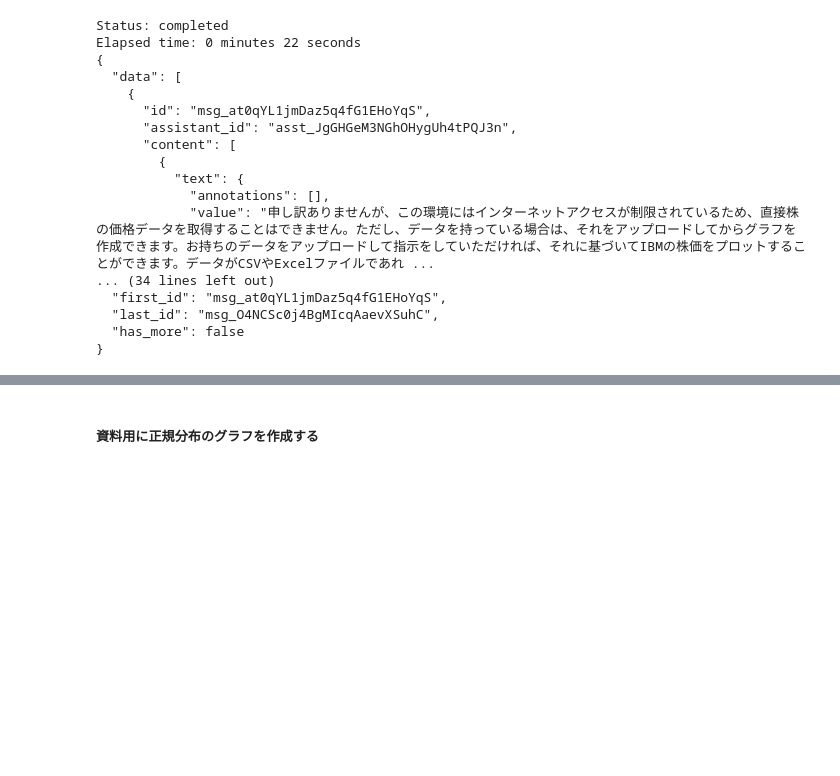
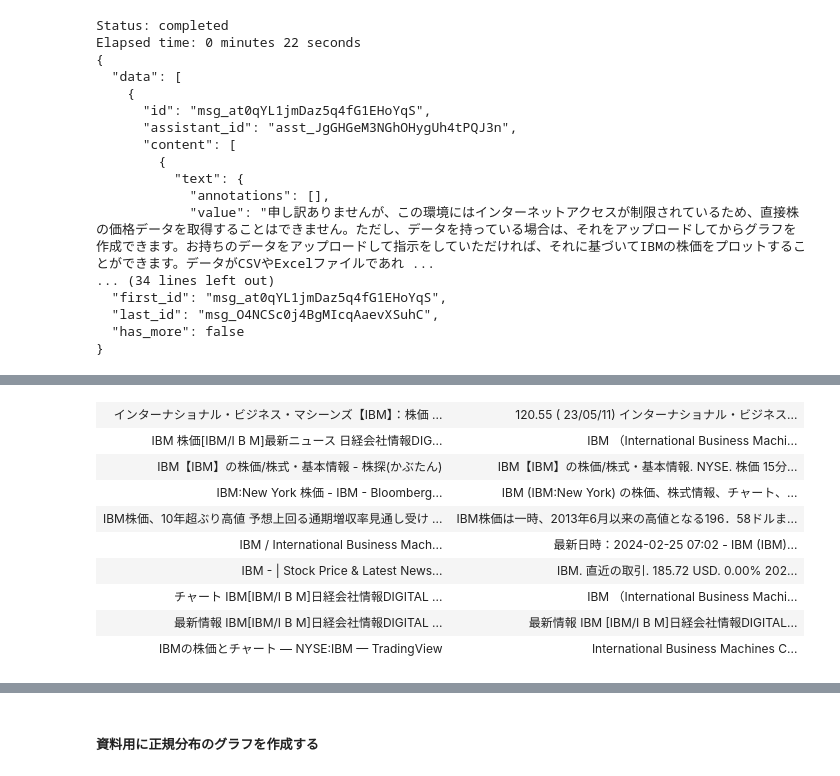
Before and after one commit to koyonkym/azure_code_interpreter_research, a Jupyter notebook: main_demo.ipynb, the cells around one changed output, grey strips where cells are left out. Cells and saved outputs as stored; diff of their text form; code cells hidden in the pictures; blank space fills up the shorter version.

Commit message:
checked the results when only using a snippet

```diff
--- a/main_demo.ipynb
+++ b/main_demo.ipynb
@@ -765,0 +770,6 @@ Elapsed time: 0 minutes 22 seconds
+# %%
+subscription_key = credentials["web_search"]["key"]
+# %%
+search_url = "https://api.bing.microsoft.com/v7.0/search"
+# %%
+search_term = "IBM 株価"
@@ -765,0 +778,6 @@ Elapsed time: 0 minutes 22 seconds
+# %%
+headers = {"Ocp-Apim-Subscription-Key": subscription_key}
+params = {"q": search_term, "textDecorations": True, "textFormat": "HTML"}
+response = requests.get(search_url, headers=headers, params=params)
+response.raise_for_status()
+search_results = response.json()
@@ -765,0 +786,18 @@ Elapsed time: 0 minutes 22 seconds
+# %%
+rows = "\n".join(["""<tr>
+                       <td><a href=\"{0}\">{1}</a></td>
+                       <td>{2}</td>
+                     </tr>""".format(v["url"], v["name"], v["snippet"])
+                  for v in search_results["webPages"]["value"]])
+HTML("<table>{0}</table>".format(rows))
+# %% [output]
+| インターナショナル・ビジネス・マシーンズ【IBM】：株価 ... | 120.55 ( 23/05/11) インターナショナル・ビジネス... |
+| IBM 株価[IBM/I B M]最新ニュース 日経会社情報DIG... | IBM （International Business Machi... |
+| IBM【IBM】の株価/株式・基本情報 - 株探(かぶたん) | IBM【IBM】の株価/株式・基本情報. NYSE. 株価 15分... |
+| IBM:New York 株価 - IBM - Bloomberg... | IBM (IBM:New York) の株価、株式情報、チャート、... |
+| IBM株価、10年超ぶり高値 予想上回る通期増収率見通し受け ... | IBM株価は一時、2013年6月以来の高値となる196．58ドルま... |
+| IBM / International Business Mach... | 最新日時：2024-02-25 07:02 - IBM (IBM)... |
+| IBM - | Stock Price & Latest News... | IBM. 直近の取引. 185.72 USD. 0.00% 202... |
+| チャート IBM[IBM/I B M]日経会社情報DIGITAL ... | IBM （International Business Machi... |
+| 最新情報 IBM[IBM/I B M]日経会社情報DIGITAL ... | 最新情報 IBM [IBM/I B M]日経会社情報DIGITAL... |
+| IBMの株価とチャート — NYSE:IBM — TradingView | International Business Machines C... |
```
Also changed, not shown: parts of 20 cells of this notebook, 4 other files.
